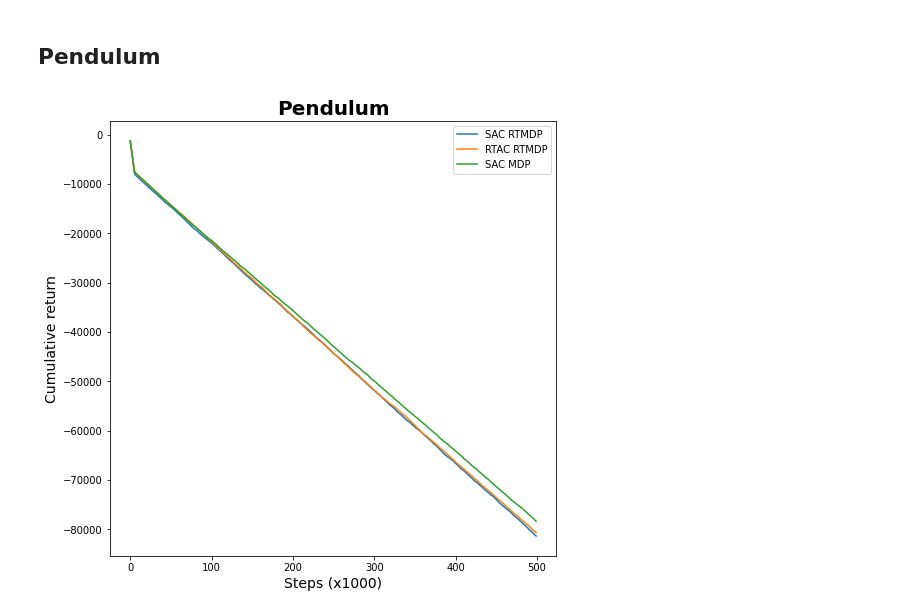
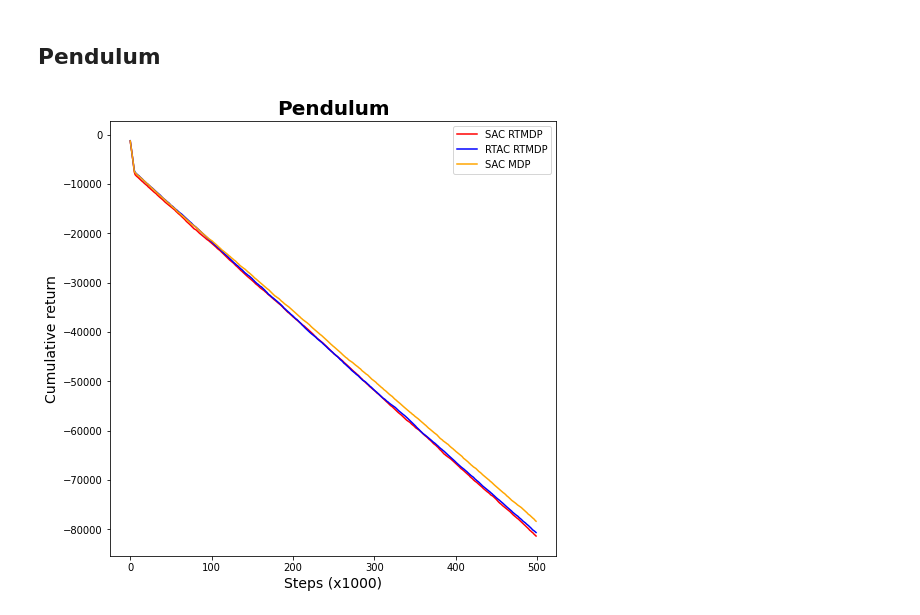
Before and after one commit to jackoc1/rtrl, a Jupyter notebook: experiments/rtrl_experiment_plots.ipynb, the cells around one changed output. Saved outputs shown, nothing was run; the diff lists cells and outputs as text; code cells hidden in the pictures.

```diff
--- a/experiments/rtrl_experiment_plots.ipynb
+++ b/experiments/rtrl_experiment_plots.ipynb
@@ -84,16 +88,16 @@ pendulum_rtac_rt = pd.read_pickle('pendulum/rtac_pendulum_real_time_stats')
 # %%
 pendulum_sac_no_rt_cumsum = pendulum_sac_no_rt['returns'].cumsum()
 pendulum_sac_rt_cumsum = pendulum_sac_rt['returns'].cumsum()
 pendulum_rtac_cumsum = pendulum_rtac_rt['returns'].cumsum()
 
 plt.figure(figsize=(8,8))
-plt.plot(range(len(df_sac_rt['returns'])), pendulum_sac_rt_cumsum, label="SAC RTMDP")
-plt.plot(range(len(df_rtac['returns'])), pendulum_rtac_cumsum, label="RTAC RTMDP")
-plt.plot(range(len(df_sac_no_rt)), pendulum_sac_no_rt_cumsum, label="SAC MDP")
+plt.plot(range(len(df_sac_rt['returns'])), pendulum_sac_rt_cumsum, label="SAC RTMDP", color="red")
+plt.plot(range(len(df_rtac['returns'])), pendulum_rtac_cumsum, label="RTAC RTMDP", color="blue")
+plt.plot(range(len(df_sac_no_rt)), pendulum_sac_no_rt_cumsum, label="SAC MDP", color="orange")
 plt.title("Pendulum", fontweight="bold", fontsize=20)
 plt.xlabel("Steps (x1000)", fontsize=14)
 plt.ylabel("Cumulative return", fontsize=14)
 plt.legend()
 # plt.savefig("pendulum/pendulum_cum_sum.png")
 # %% [output]
-[figure, old version]
+[figure, new version]
```
Also changed, not shown: parts of 4 cells of this notebook, 5 other files.
